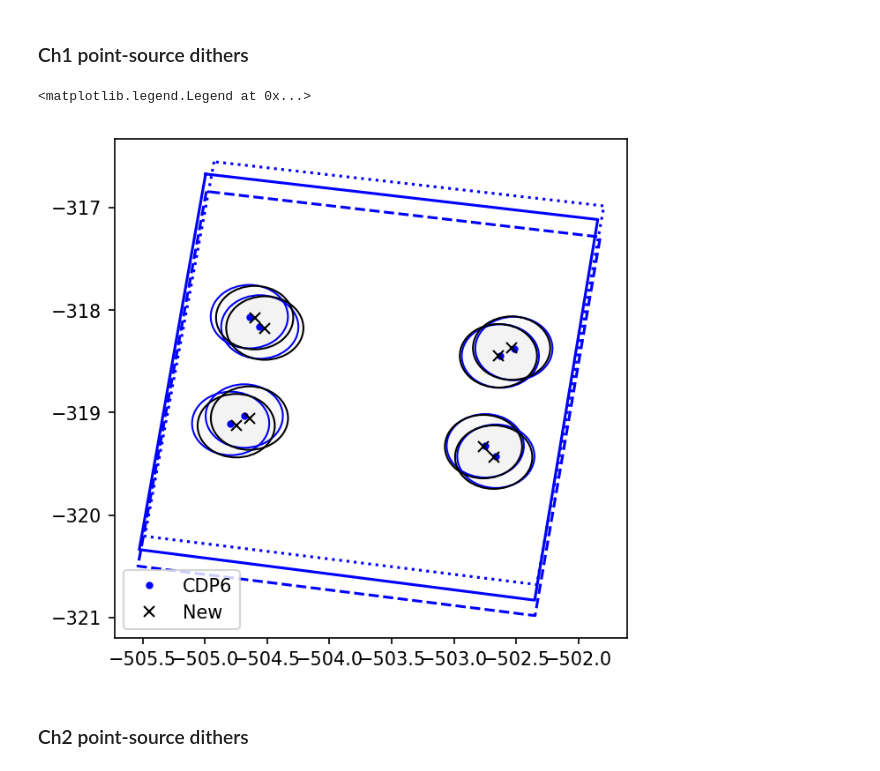
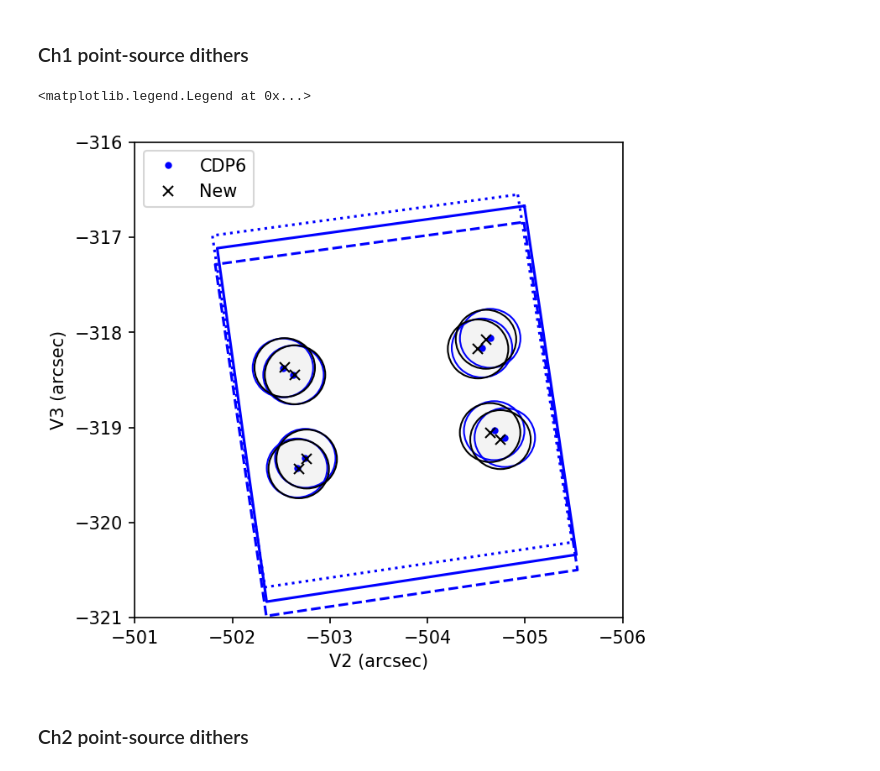
Before and after one commit to STScI-MIRI/miricoord, a Jupyter notebook: miricoord/mrs/makedither/makedither_mrs.ipynb, the cells around one changed output. Saved outputs shown, nothing was run; the diff lists cells and outputs as text; code cells hidden in the pictures.

```diff
--- a/miricoord/mrs/makedither/makedither_mrs.ipynb
+++ b/miricoord/mrs/makedither/makedither_mrs.ipynb
@@ -59,23 +62,28 @@ v2_ch1,v3_ch1=mrsd.makepattern_ch1()
 # %%
 plt.figure(figsize=(5,5),dpi=150)
 ax = plt.gca()
+plt.xlim(-501,-506)
+plt.ylim(-321,-316)
+plt.xlabel('V2 (arcsec)')
+plt.ylabel('V3 (arcsec)')
+
 plt.plot(v2_cdp6_ch1,v3_cdp6_ch1,'.',color='b',label='CDP6')
 for i in range(0,v2_ch1.size):
     circle1 = mpl.patches.Circle((v2_cdp6_ch1[i], v3_cdp6_ch1[i]), mrsd.maxfwhm(1),linewidth=1,edgecolor='b', facecolor=(0, 0, 0, .0125))
     ax.add_artist(circle1)
 
 plt.plot(v2_ch1,v3_ch1,'x',color='black',label='New')
 for i in range(0,v2_ch1.size):
     circle1 = mpl.patches.Circle((v2_ch1[i], v3_ch1[i]), mrsd.maxfwhm(1),linewidth=1,edgecolor='black', facecolor=(0, 0, 0, .0125))
     ax.add_artist(circle1)
 
 plt.plot(values1A['inscr_v2_corners'],values1A['inscr_v3_corners'],color='b',linewidth=1.5)
 plt.plot(values1B['inscr_v2_corners'],values1B['inscr_v3_corners'],'--',color='b',linewidth=1.5)
 plt.plot(values1C['inscr_v2_corners'],values1C['inscr_v3_corners'],':',color='b',linewidth=1.5)
 plt.legend()
 # %% [output]
 <matplotlib.legend.Legend at 0x...>
-[figure, old version]
+[figure, new version]
 # %% [markdown]
 ### Ch2 point-source dithers ###
 # %%
```
Also changed, not shown: parts of 21 cells of this notebook, 2 other files.
